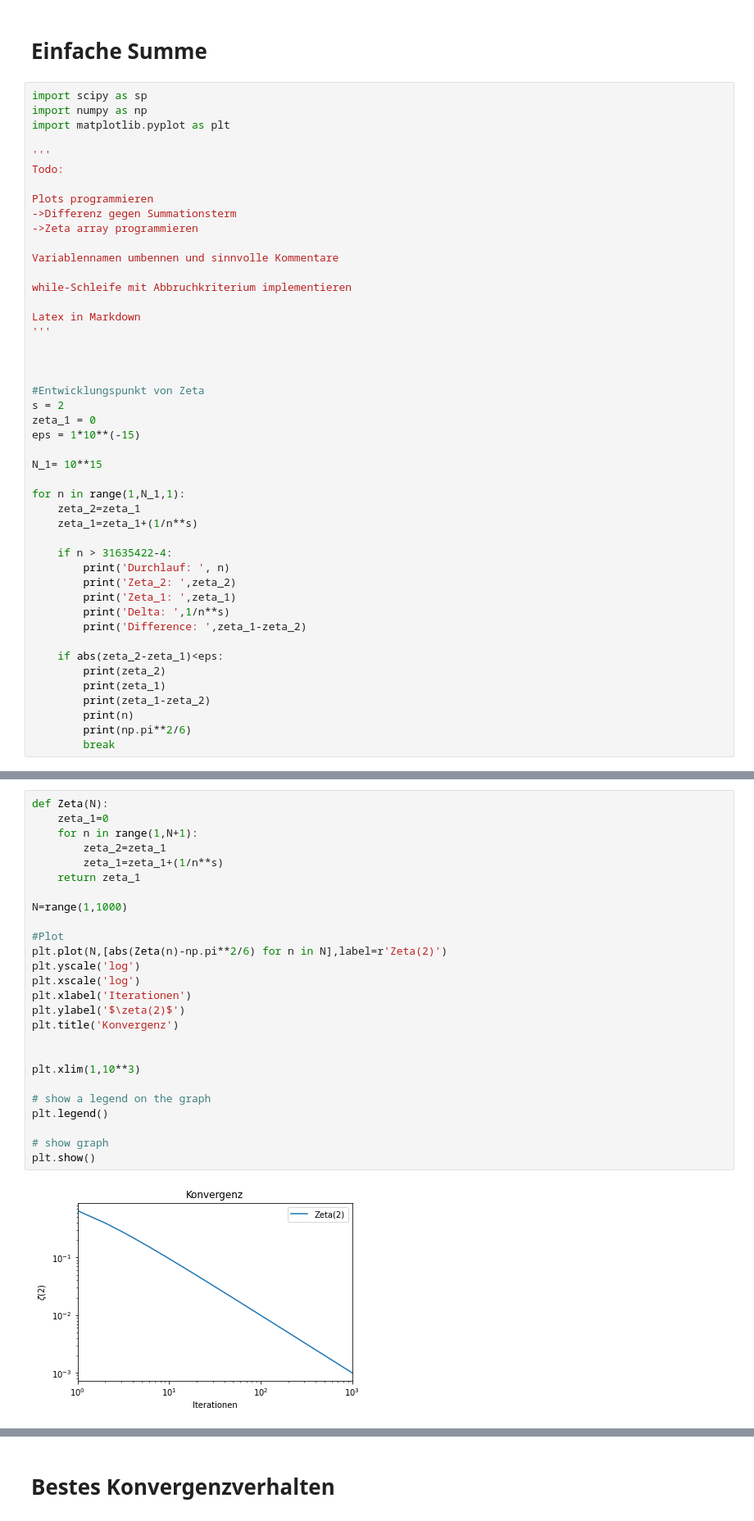
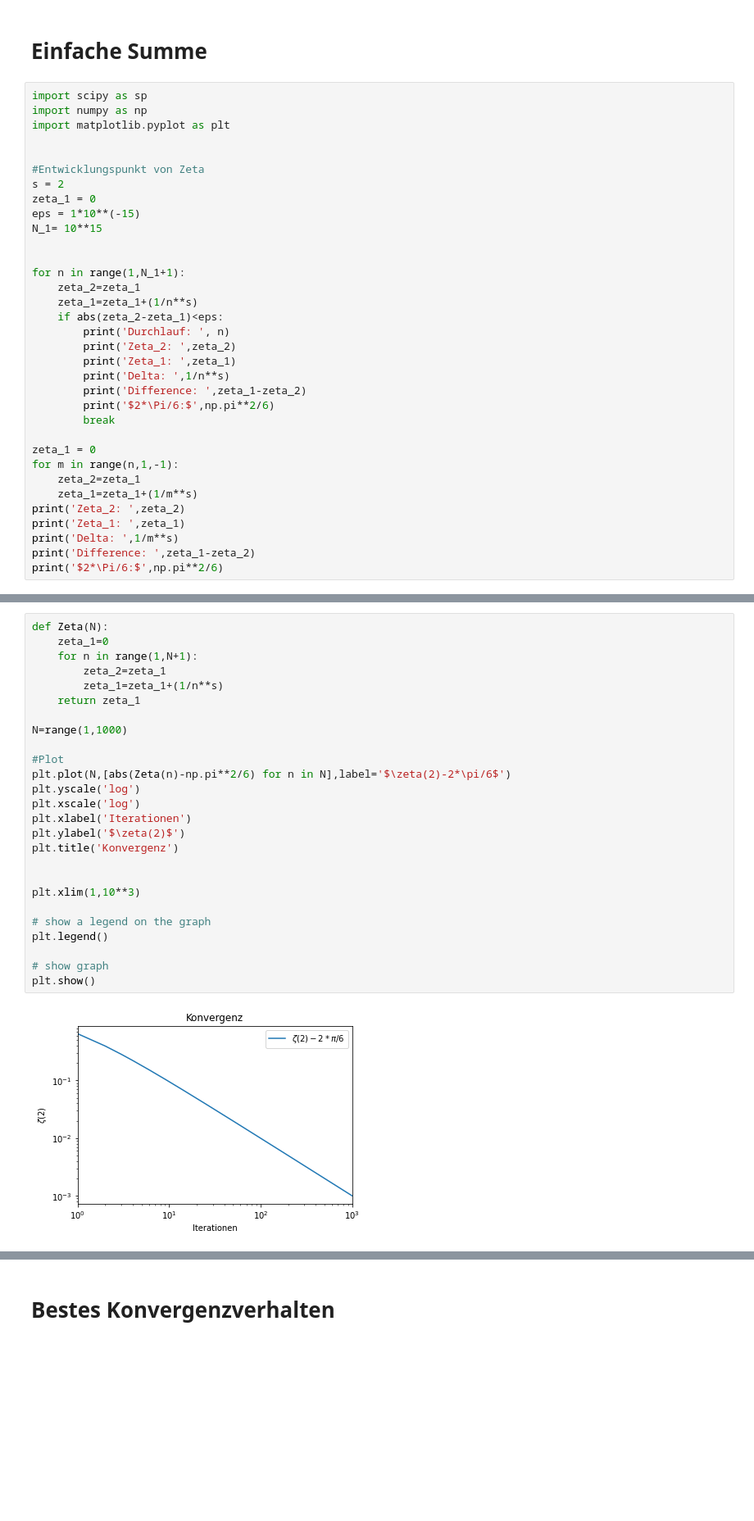
Before and after one commit to PuppetM4st8R/CP_Blatt_1, a Jupyter notebook: physik441_Blatt1_Lotz_Hübbel.ipynb, the cells around one changed output, grey strips where cells are left out. Shown at 82% size. Saved outputs shown, nothing was run; the diff lists cells and outputs as text; blank space fills up the shorter version.

```diff
--- a/physik441_Blatt1_Lotz_Hübbel.ipynb
+++ b/physik441_Blatt1_Lotz_Hübbel.ipynb
@@ -10,46 +10,34 @@ Zudem wird ein Beispiel dargestellt warum eine numerische Annäherung verwendet
 import scipy as sp
 import numpy as np
 import matplotlib.pyplot as plt
-
-'''
-Todo:
-
-Plots programmieren
-->Differenz gegen Summationsterm
-->Zeta array programmieren
-
-Variablennamen umbennen und sinnvolle Kommentare
-
-while-Schleife mit Abbruchkriterium implementieren
-
-Latex in Markdown
-'''
-
 
 
 #Entwicklungspunkt von Zeta
 s = 2
 zeta_1 = 0
 eps = 1*10**(-15)
-
 N_1= 10**15
 
-for n in range(1,N_1,1):
+
+for n in range(1,N_1+1):
     zeta_2=zeta_1
     zeta_1=zeta_1+(1/n**s)
-
-    if n > 31635422-4:
+    if abs(zeta_2-zeta_1)<eps:
         print('Durchlauf: ', n)
         print('Zeta_2: ',zeta_2)
         print('Zeta_1: ',zeta_1)
         print('Delta: ',1/n**s)
         print('Difference: ',zeta_1-zeta_2)
+        print('$2*\Pi/6:$',np.pi**2/6)
+        break
 
-    if abs(zeta_2-zeta_1)<eps:
-        print(zeta_2)
-        print(zeta_1)
-        print(zeta_1-zeta_2)
-        print(n)
-        print(np.pi**2/6)
-        break
+zeta_1 = 0
+for m in range(n,1,-1):
+    zeta_2=zeta_1
+    zeta_1=zeta_1+(1/m**s)
+print('Zeta_2: ',zeta_2)
+print('Zeta_1: ',zeta_1)
+print('Delta: ',1/m**s)
+print('Difference: ',zeta_1-zeta_2)
+print('$2*\Pi/6:$',np.pi**2/6)
 # %% [output]
@@ -75,29 +58,29 @@ Es ist zu erkennen dass die Differenz zwischen Zeta_1 und Zeta_2 nicht dem hinzu
 # %%
 def Zeta(N):
     zeta_1=0
     for n in range(1,N+1):
         zeta_2=zeta_1
         zeta_1=zeta_1+(1/n**s)
     return zeta_1
 
 N=range(1,1000)
 
 #Plot
-plt.plot(N,[abs(Zeta(n)-np.pi**2/6) for n in N],label=r'Zeta(2)')
+plt.plot(N,[abs(Zeta(n)-np.pi**2/6) for n in N],label='$\zeta(2)-2*\pi/6$')
 plt.yscale('log')
 plt.xscale('log')
 plt.xlabel('Iterationen')
 plt.ylabel('$\zeta(2)$')
 plt.title('Konvergenz')
 
 
 plt.xlim(1,10**3)
 
 # show a legend on the graph
 plt.legend()
 
 # show graph
 plt.show()
 # %% [output]
-[figure, old version]
+[figure, new version]
 # %% [markdown]
```
Also changed, not shown: parts of 9 cells of this notebook.
